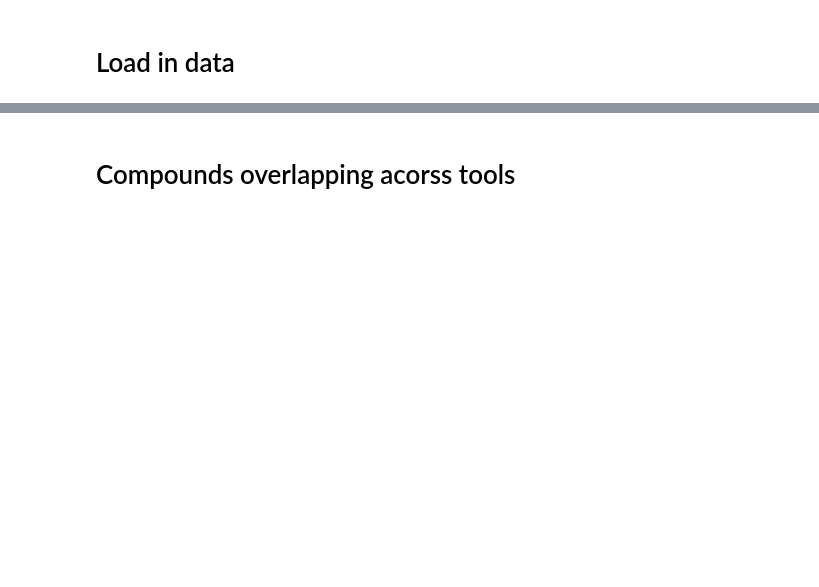
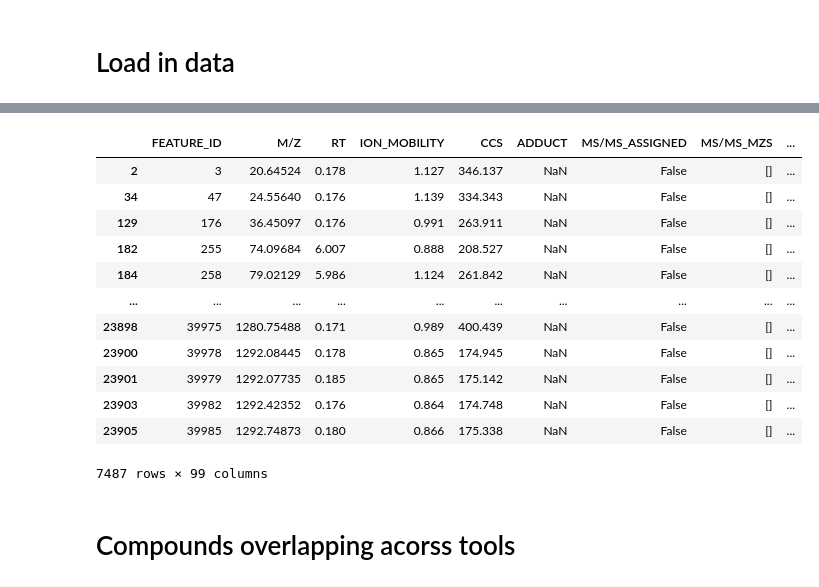
Before and after one commit to enveda/tims-bench, a Jupyter notebook: notebooks/06a_plant_spikein_base_metrics.ipynb, the cells around one changed output, grey strips where cells are left out. Saved outputs shown, nothing was run; the diff lists cells and outputs as text; code cells hidden in the pictures; blank space fills up the shorter version.

```diff
--- a/notebooks/06a_plant_spikein_base_metrics.ipynb
+++ b/notebooks/06a_plant_spikein_base_metrics.ipynb
@@ -40,3 +40,19 @@ Blank subtraction (msdial, plant_spikein): kept 10,035/23,907 features (42.0%)
+# %%
+merged_feature_tables["msdial"]
+# %% [output]
+|  | FEATURE_ID | M/Z | RT | ION_MOBILITY | CCS | ADDUCT | MS/MS_ASSIGNED | MS/MS_MZS | ... |
+| 2 | 3 | 20.64524 | 0.178 | 1.127 | 346.137 | NaN | False | [] | ... |
+| 34 | 47 | 24.55640 | 0.176 | 1.139 | 334.343 | NaN | False | [] | ... |
+| 129 | 176 | 36.45097 | 0.176 | 0.991 | 263.911 | NaN | False | [] | ... |
+| 182 | 255 | 74.09684 | 6.007 | 0.888 | 208.527 | NaN | False | [] | ... |
+| 184 | 258 | 79.02129 | 5.986 | 1.124 | 261.842 | NaN | False | [] | ... |
+| ... | ... | ... | ... | ... | ... | ... | ... | ... | ... |
+| 23898 | 39975 | 1280.75488 | 0.171 | 0.989 | 400.439 | NaN | False | [] | ... |
+| 23900 | 39978 | 1292.08445 | 0.178 | 0.865 | 174.945 | NaN | False | [] | ... |
+| 23901 | 39979 | 1292.07735 | 0.185 | 0.865 | 175.142 | NaN | False | [] | ... |
+| 23903 | 39982 | 1292.42352 | 0.176 | 0.864 | 174.748 | NaN | False | [] | ... |
+| 23905 | 39985 | 1292.74873 | 0.180 | 0.866 | 175.338 | NaN | False | [] | ... |
+7487 rows × 99 columns
 # %% [markdown]
 # Compounds overlapping acorss tools
 # %%
```
Also changed, not shown: parts of 3 cells of this notebook, 5 other files.
